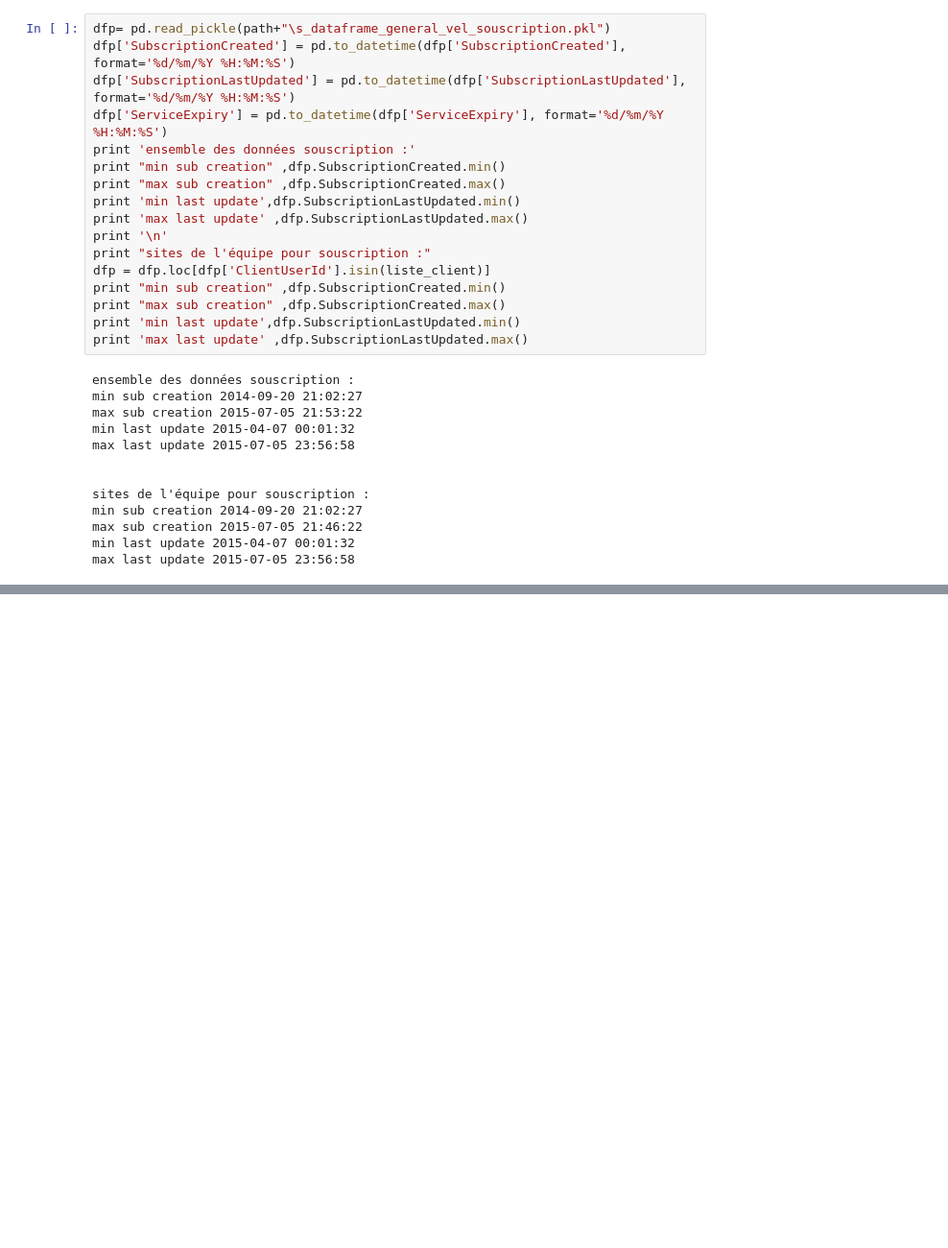
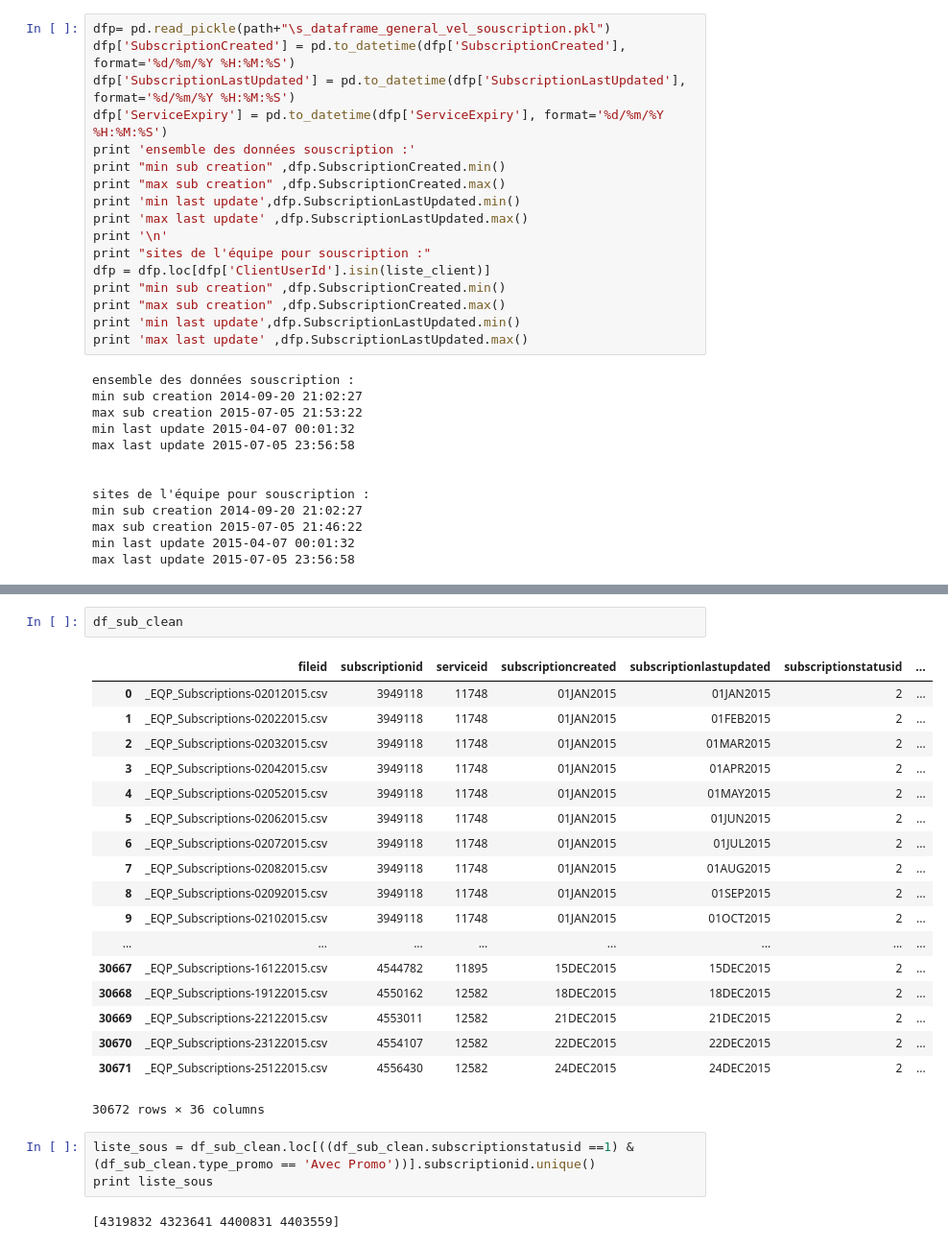
Before and after one commit to amauryfournier/L_Equipe, a Jupyter notebook: L_Equipe_nettoyage_data.ipynb, the cells around one changed output, grey strips where cells are left out. Shown: that part at 96% size. Drawn from its saved outputs; the diff is of its cells as text; blank space fills up the shorter version.

```diff
--- a/L_Equipe_nettoyage_data.ipynb
+++ b/L_Equipe_nettoyage_data.ipynb
@@ -1201,0 +1270,26 @@ max last update 2015-07-05 23:56:58
+# %%
+df_sub_clean
+# %% [output]
+|  | fileid | subscriptionid | serviceid | subscriptioncreated | subscriptionlastupdated | subscriptionstatusid | ... |
+| 0 | _EQP_Subscriptions-02012015.csv | 3949118 | 11748 | 01JAN2015 | 01JAN2015 | 2 | ... |
+| 1 | _EQP_Subscriptions-02022015.csv | 3949118 | 11748 | 01JAN2015 | 01FEB2015 | 2 | ... |
+| 2 | _EQP_Subscriptions-02032015.csv | 3949118 | 11748 | 01JAN2015 | 01MAR2015 | 2 | ... |
+| 3 | _EQP_Subscriptions-02042015.csv | 3949118 | 11748 | 01JAN2015 | 01APR2015 | 2 | ... |
+| 4 | _EQP_Subscriptions-02052015.csv | 3949118 | 11748 | 01JAN2015 | 01MAY2015 | 2 | ... |
+| 5 | _EQP_Subscriptions-02062015.csv | 3949118 | 11748 | 01JAN2015 | 01JUN2015 | 2 | ... |
+| 6 | _EQP_Subscriptions-02072015.csv | 3949118 | 11748 | 01JAN2015 | 01JUL2015 | 2 | ... |
+| 7 | _EQP_Subscriptions-02082015.csv | 3949118 | 11748 | 01JAN2015 | 01AUG2015 | 2 | ... |
+| 8 | _EQP_Subscriptions-02092015.csv | 3949118 | 11748 | 01JAN2015 | 01SEP2015 | 2 | ... |
+| 9 | _EQP_Subscriptions-02102015.csv | 3949118 | 11748 | 01JAN2015 | 01OCT2015 | 2 | ... |
+| ... | ... | ... | ... | ... | ... | ... | ... |
+| 30667 | _EQP_Subscriptions-16122015.csv | 4544782 | 11895 | 15DEC2015 | 15DEC2015 | 2 | ... |
+| 30668 | _EQP_Subscriptions-19122015.csv | 4550162 | 12582 | 18DEC2015 | 18DEC2015 | 2 | ... |
+| 30669 | _EQP_Subscriptions-22122015.csv | 4553011 | 12582 | 21DEC2015 | 21DEC2015 | 2 | ... |
+| 30670 | _EQP_Subscriptions-23122015.csv | 4554107 | 12582 | 22DEC2015 | 22DEC2015 | 2 | ... |
+| 30671 | _EQP_Subscriptions-25122015.csv | 4556430 | 12582 | 24DEC2015 | 24DEC2015 | 2 | ... |
+30672 rows × 36 columns
+# %%
+liste_sous = df_sub_clean.loc[((df_sub_clean.subscriptionstatusid ==1) & (df_sub_clean.type_promo == 'Avec Promo'))].subscriptionid.unique()
+print liste_sous
+# %% [output]
+[4319832 4323641 4400831 4403559]
```
Also changed, not shown: parts of 14 cells of this notebook, 10 other files.
